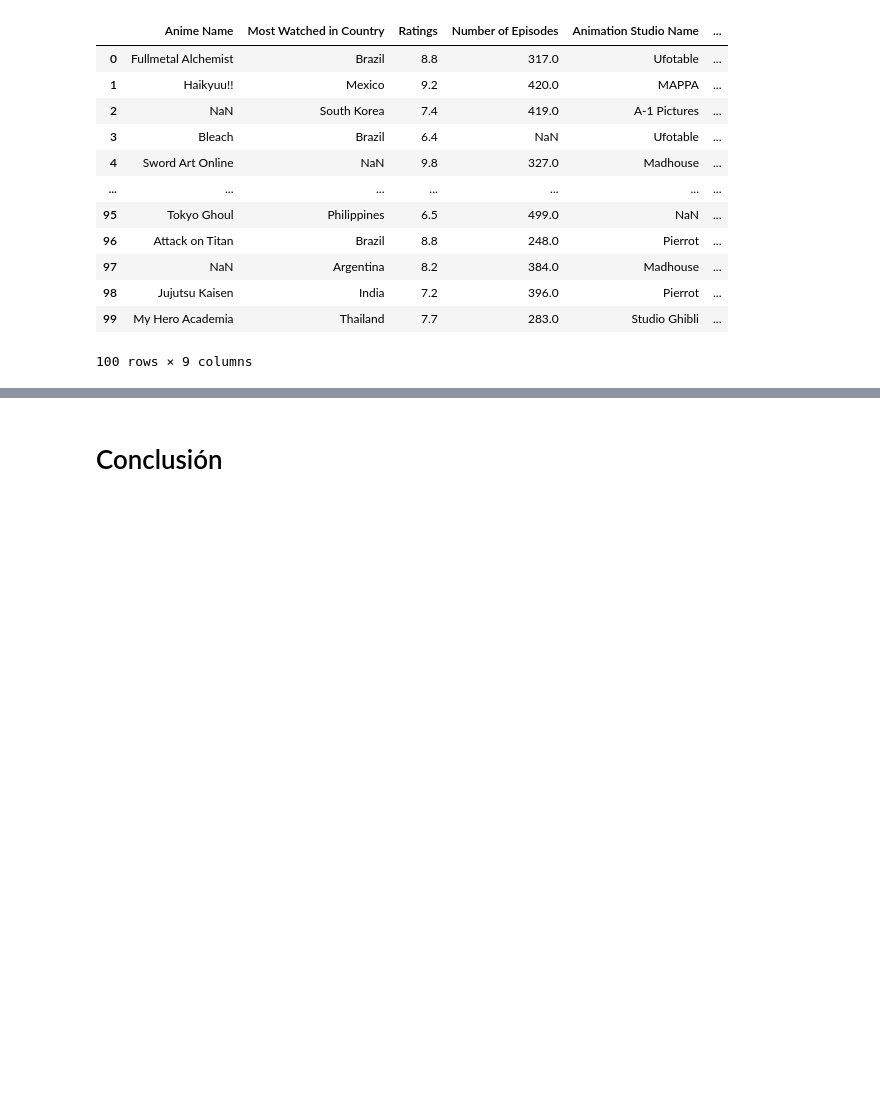
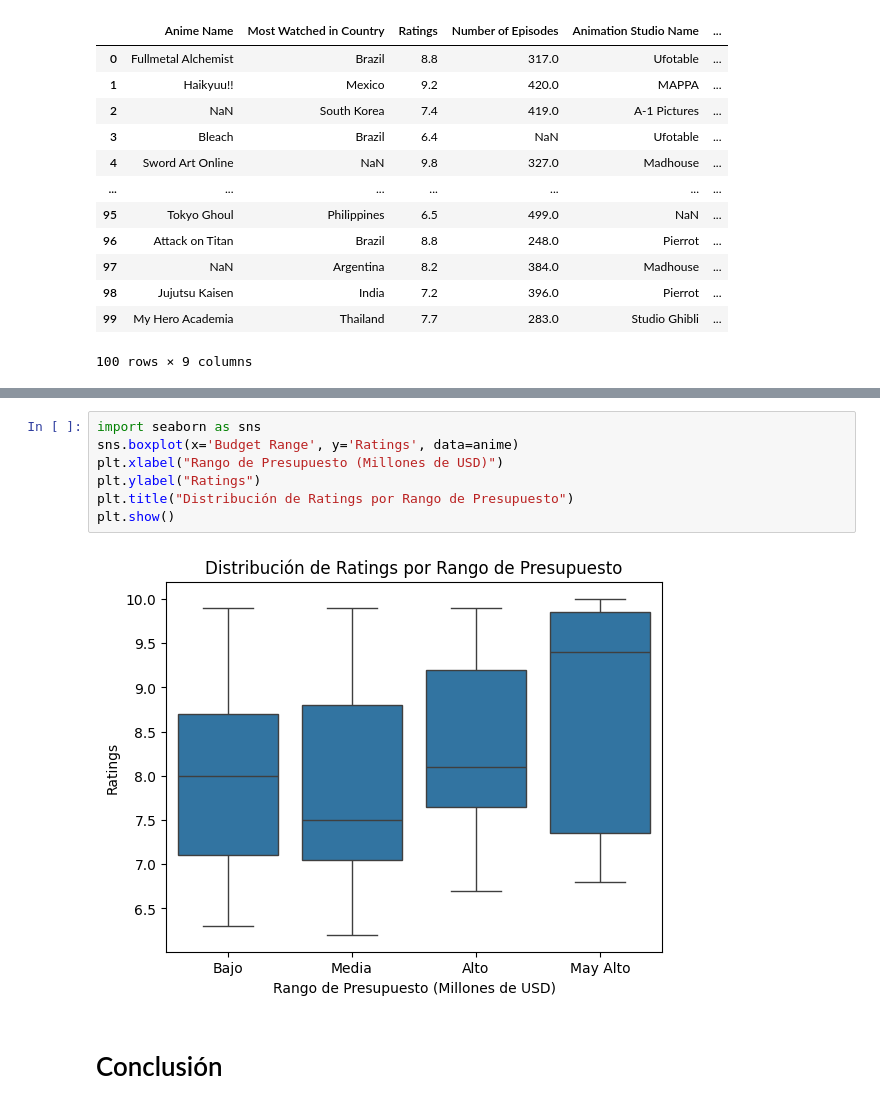
Before and after one commit to ChiaraBB-200/ACT_EDA, a Jupyter notebook: ACT_EDA.ipynb, the cells around one changed output, grey strips where cells are left out. Cells and saved outputs as stored; diff of their text form; blank space fills up the shorter version.

```diff
--- a/ACT_EDA.ipynb
+++ b/ACT_EDA.ipynb
@@ -50,2 +114,11 @@ ModuleNotFoundError: No module named 'matplotlib'
+# %%
+import seaborn as sns
+sns.boxplot(x='Budget Range', y='Ratings', data=anime)
+plt.xlabel("Rango de Presupuesto (Millones de USD)")
+plt.ylabel("Ratings")
+plt.title("Distribución de Ratings por Rango de Presupuesto")
+plt.show()
+# %% [output]
+[figure, added]
 # %% [markdown]
 # Conclusión
```
Also changed, not shown: parts of 10 cells of this notebook.
